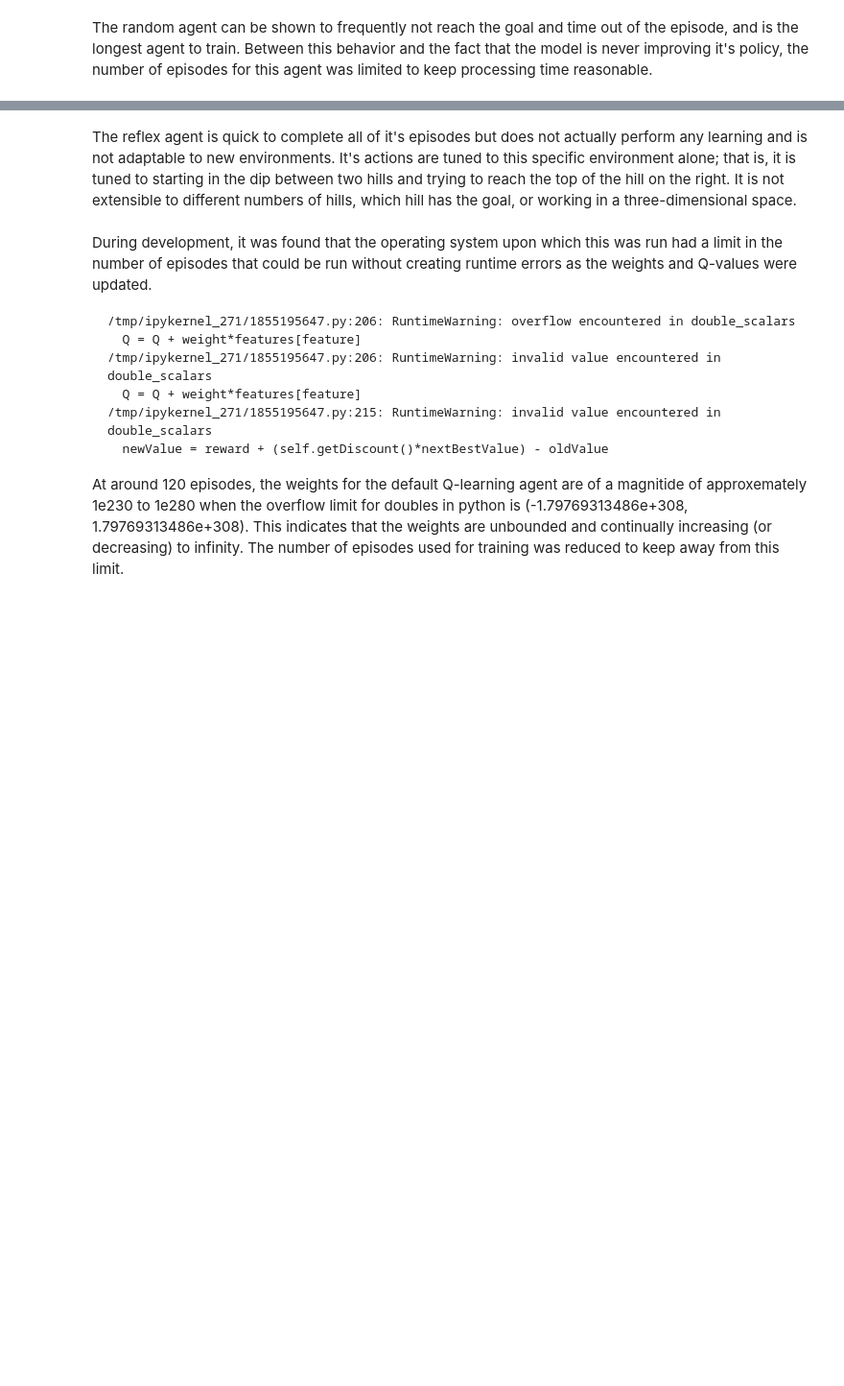
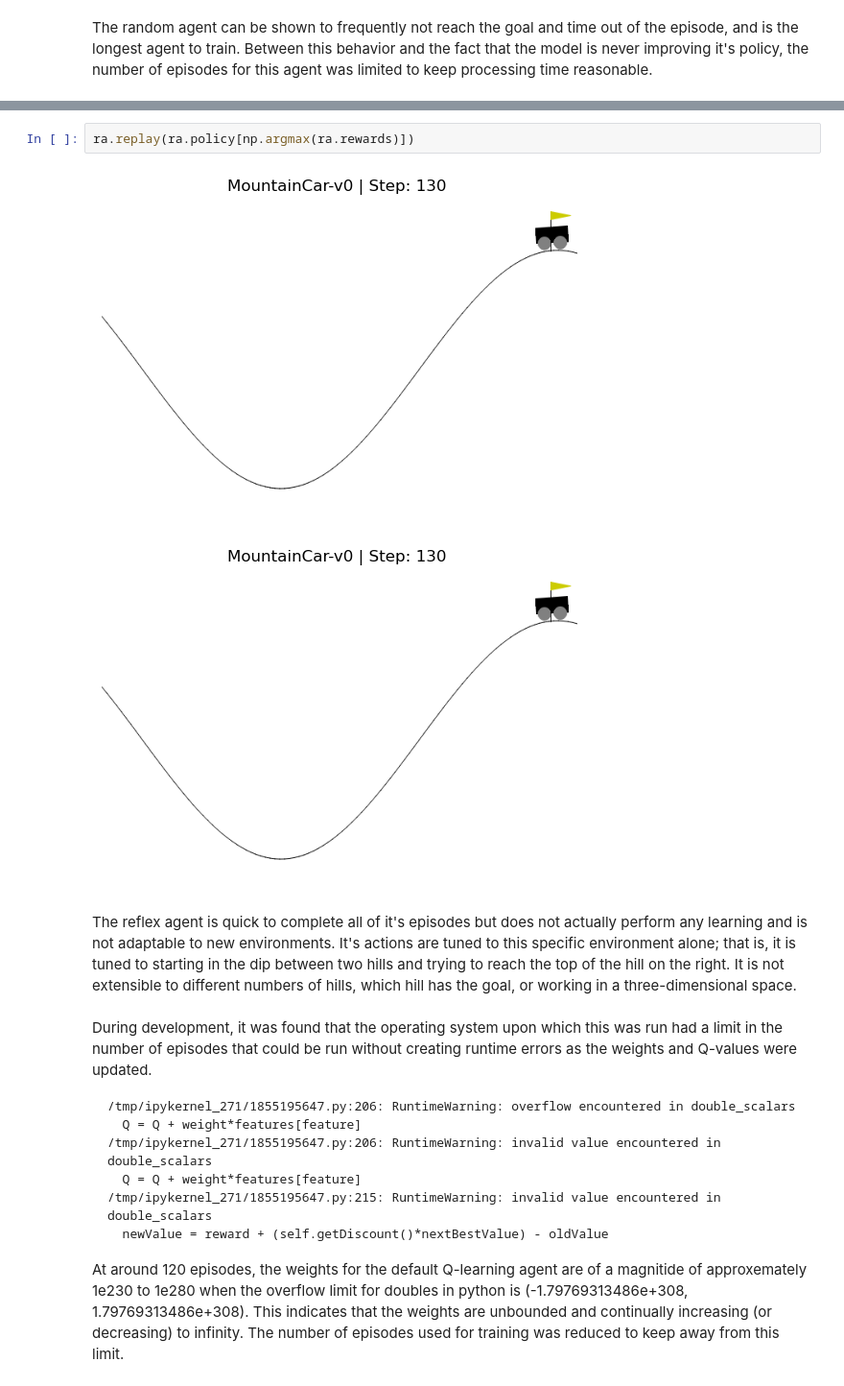
Before and after one commit to smrhoades/cspb3202, a Jupyter notebook: FinalProject_SRhoades.ipynb, the cells around one changed output, grey strips where cells are left out. Shown: that part at 96% size. Drawn from its saved outputs; the diff is of its cells as text; blank space fills up the shorter version.

```diff
--- a/FinalProject_SRhoades.ipynb
+++ b/FinalProject_SRhoades.ipynb
@@ -337,3 +362,8 @@ Trained Reflex Agent in 5.8152 seconds
+# %%
+ra.replay(ra.policy[np.argmax(ra.rewards)])
+# %% [output]
+[figure, added]
+[figure, added]
 # %% [markdown]
 The reflex agent is quick to complete all of it's episodes but does not actually perform any learning and is not adaptable to new environments. It's actions are tuned to this specific environment alone; that is, it is tuned to starting in the dip between two hills and trying to reach the top of the hill on the right. It is not extensible to different numbers of hills, which hill has the goal, or working in a three-dimensional space.
 # %% [markdown]
```
Also changed, not shown: parts of 27 cells of this notebook, 1 other file.
